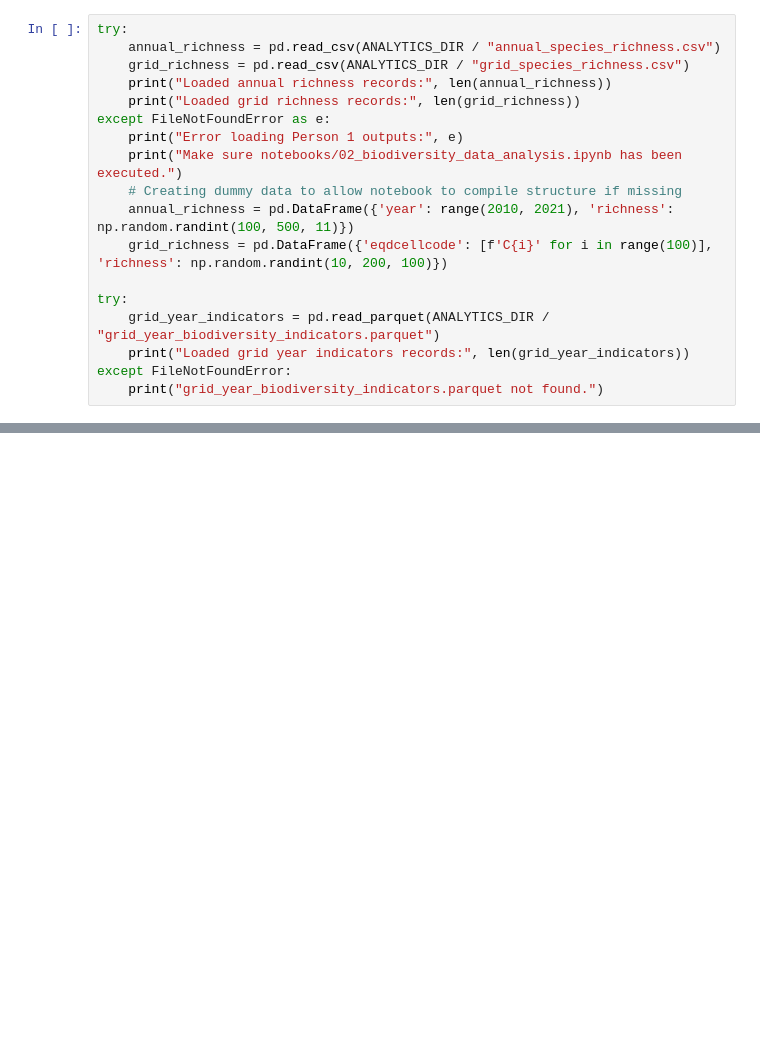
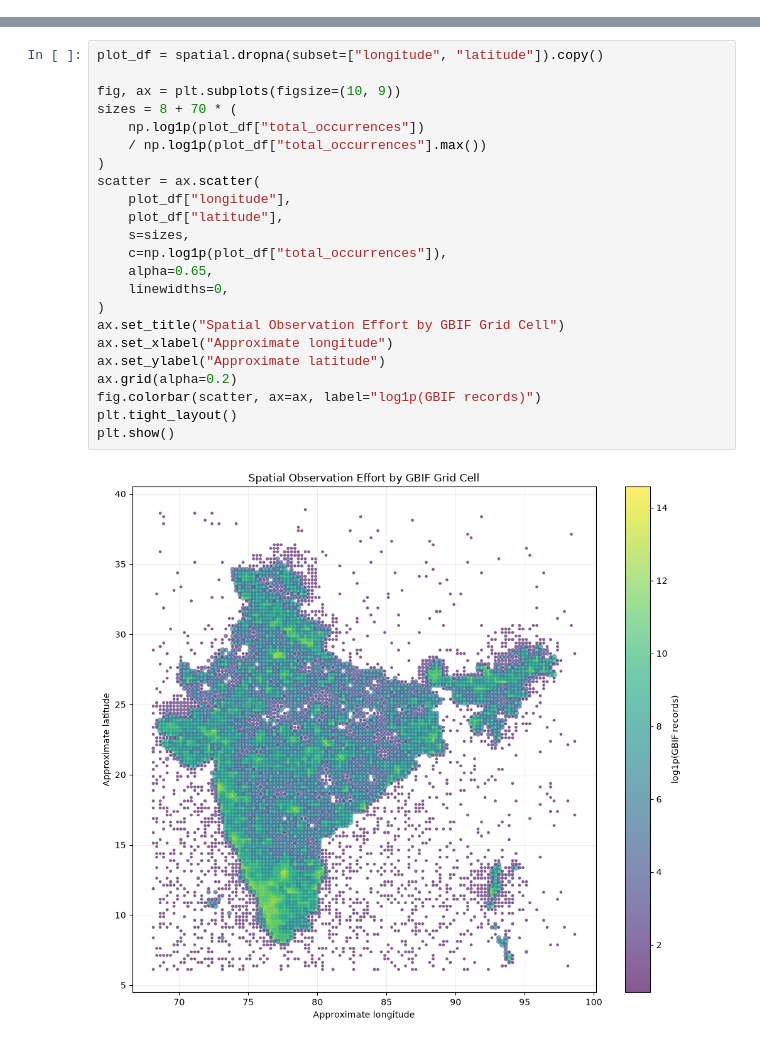
Before and after one commit to kartikay1725/Biosential_India, a Jupyter notebook: notebooks/03_spatial_temporal_intelligence.ipynb, the cells around one changed output, grey strips where cells are left out. Saved outputs shown, nothing was run; the diff lists cells and outputs as text; blank space fills up the shorter version.

Commit message:
Fix spatial sampling and historical baseline analysis

```diff
--- a/notebooks/03_spatial_temporal_intelligence.ipynb
+++ b/notebooks/03_spatial_temporal_intelligence.ipynb
@@ -29,18 +0,0 @@ Load the outputs from the Biodiversity & Data Analytics stage (Person 1).
-# %%
-try:
-    annual_richness = pd.read_csv(ANALYTICS_DIR / "annual_species_richness.csv")
-    grid_richness = pd.read_csv(ANALYTICS_DIR / "grid_species_richness.csv")
-    print("Loaded annual richness records:", len(annual_richness))
-    print("Loaded grid richness records:", len(grid_richness))
-except FileNotFoundError as e:
-    print("Error loading Person 1 outputs:", e)
-    print("Make sure notebooks/02_biodiversity_data_analysis.ipynb has been executed.")
-    # Creating dummy data to allow notebook to compile structure if missing
-    annual_richness = pd.DataFrame({'year': range(2010, 2021), 'richness': np.random.randint(100, 500, 11)})
-    grid_richness = pd.DataFrame({'eqdcellcode': [f'C{i}' for i in range(100)], 'richness': np.random.randint(10, 200, 100)})
-
-try:
-    grid_year_indicators = pd.read_parquet(ANALYTICS_DIR / "grid_year_biodiversity_indicators.parquet")
-    print("Loaded grid year indicators records:", len(grid_year_indicators))
-except FileNotFoundError:
-    print("grid_year_biodiversity_indicators.parquet not found.")
@@ -129,0 +344,25 @@ else:
+# %%
+plot_df = spatial.dropna(subset=["longitude", "latitude"]).copy()
+
+fig, ax = plt.subplots(figsize=(10, 9))
+sizes = 8 + 70 * (
+    np.log1p(plot_df["total_occurrences"])
+    / np.log1p(plot_df["total_occurrences"].max())
+)
+scatter = ax.scatter(
+    plot_df["longitude"],
+    plot_df["latitude"],
+    s=sizes,
+    c=np.log1p(plot_df["total_occurrences"]),
+    alpha=0.65,
+    linewidths=0,
+)
+ax.set_title("Spatial Observation Effort by GBIF Grid Cell")
+ax.set_xlabel("Approximate longitude")
+ax.set_ylabel("Approximate latitude")
+ax.grid(alpha=0.2)
+fig.colorbar(scatter, ax=ax, label="log1p(GBIF records)")
+plt.tight_layout()
+plt.show()
+# %% [output]
+[figure, added]
```
Also changed, not shown: parts of 37 cells of this notebook.
